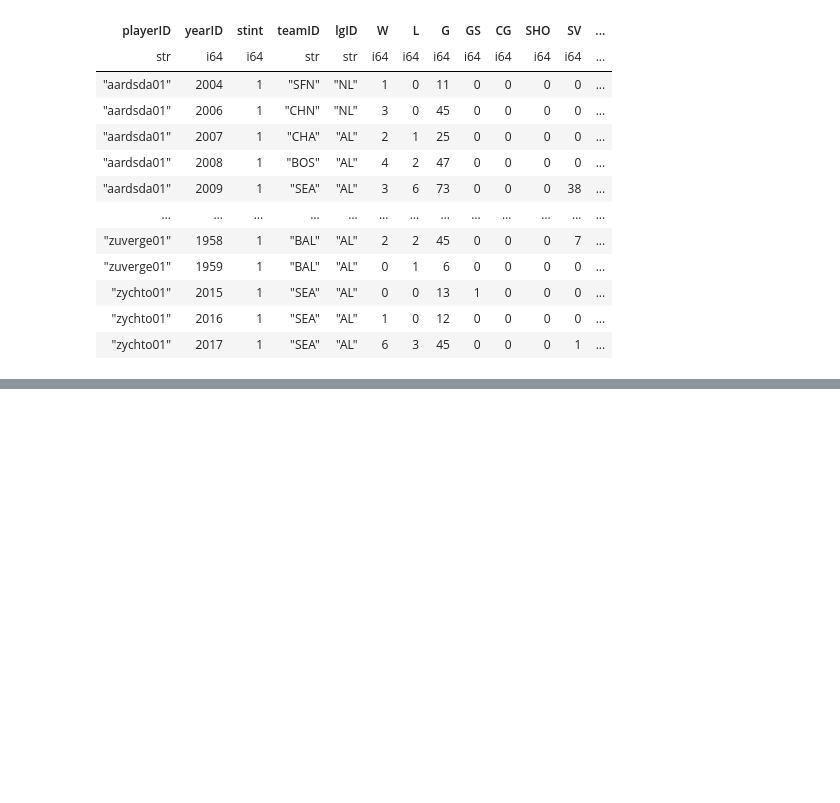
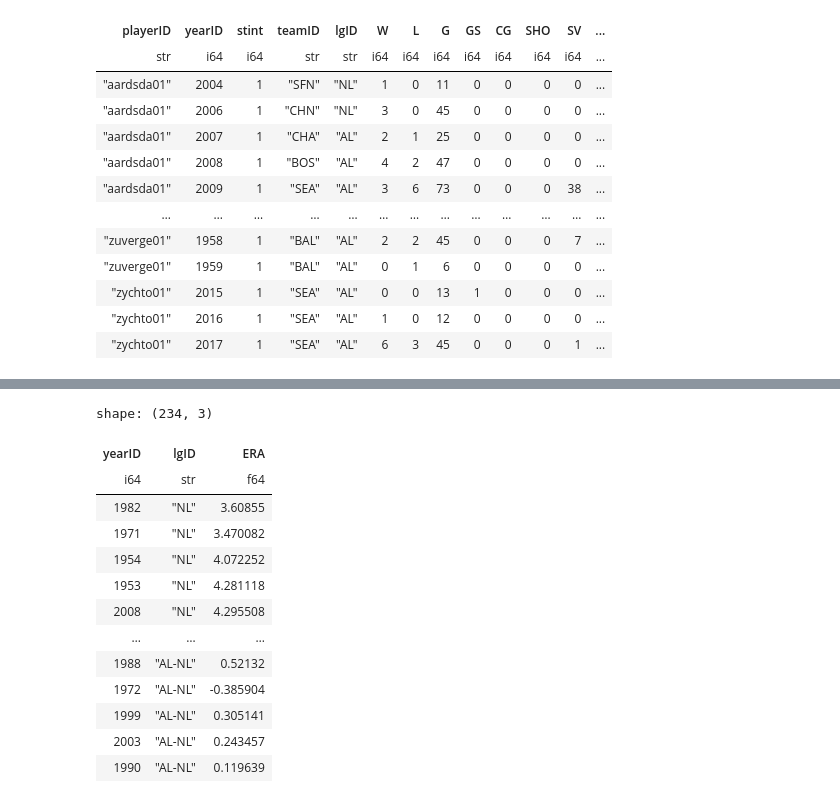
Before and after one commit to camghal18/my_site, a Jupyter notebook: data/lab1_1.ipynb, the cells around one changed output, grey strips where cells are left out. Saved outputs shown, nothing was run; the diff lists cells and outputs as text; code cells hidden in the pictures; blank space fills up the shorter version.

```diff
--- a/data/lab1_1.ipynb
+++ b/data/lab1_1.ipynb
@@ -129,2 +134,19 @@ dir(pl)
+# %%
+pitching_stacked
+# %% [output]
+shape: (234, 3)
+| yearID | lgID | ERA |
+| i64 | str | f64 |
+| 1982 | "NL" | 3.60855 |
+| 1971 | "NL" | 3.470082 |
+| 1954 | "NL" | 4.072252 |
+| 1953 | "NL" | 4.281118 |
+| 2008 | "NL" | 4.295508 |
+| … | … | … |
+| 1988 | "AL-NL" | 0.52132 |
+| 1972 | "AL-NL" | -0.385904 |
+| 1999 | "AL-NL" | 0.305141 |
+| 2003 | "AL-NL" | 0.243457 |
+| 1990 | "AL-NL" | 0.119639 |
 # %%
 pitching_data.write_csv('../data/pitching_table.csv')
```
Also changed, not shown: parts of 8 cells of this notebook, 2 other files.
